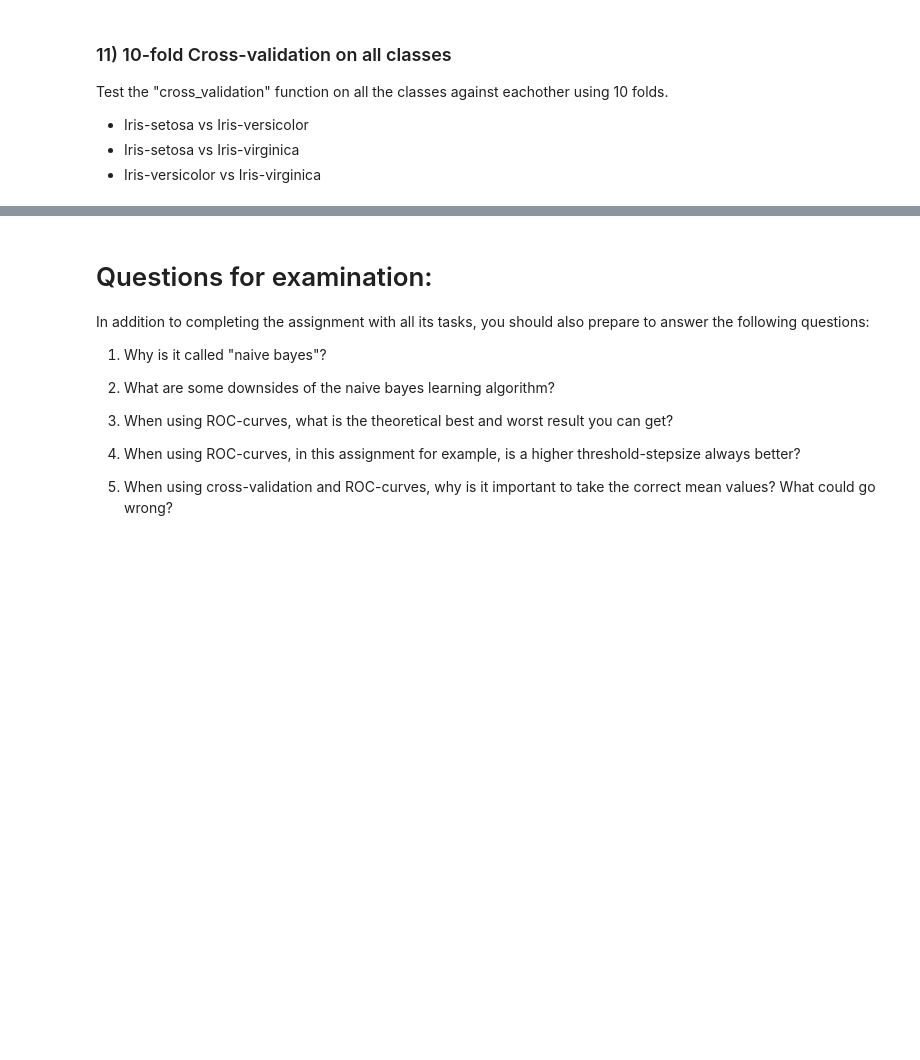
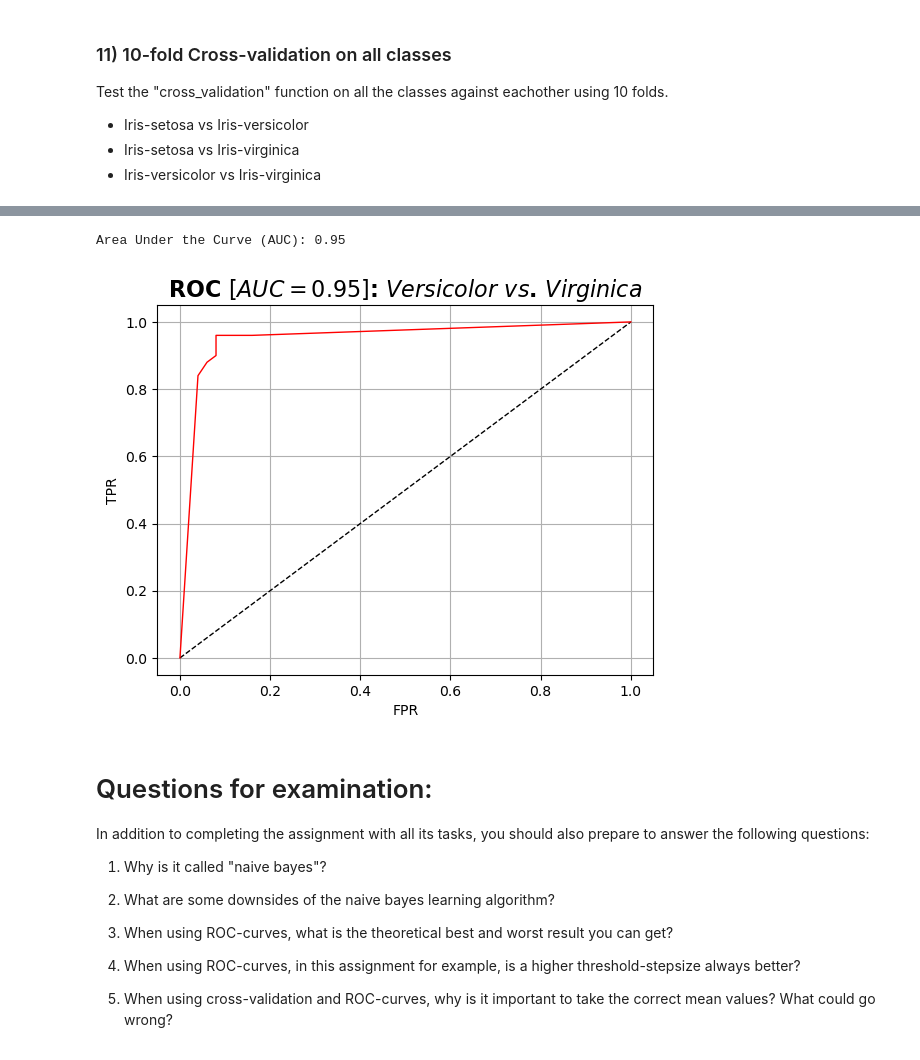
Before and after one commit to mosmar99/Naive-Bayes, a Jupyter notebook: ML-Assignment 1 - MO.ipynb, the cells around one changed output, grey strips where cells are left out. Cells and saved outputs as stored; diff of their text form; code cells hidden in the pictures; blank space fills up the shorter version.

```diff
--- a/ML-Assignment 1 - MO.ipynb
+++ b/ML-Assignment 1 - MO.ipynb
@@ -465,2 +569,11 @@ Test the "cross_validation" function on all the classes against eachother using
 # %%
 # TODO: Implement and test cross-validation function on all classes.
+classes_to_nr = {
+    'iris_setosa': 0,
+    'iris_versicolor': 1,
+    'iris_virginica': 2
+}
+compute(classes_to_nr['iris_versicolor'], classes_to_nr['iris_virginica'], kfold_data_iciv)
+# %% [output]
+Area Under the Curve (AUC): 0.95
+[figure, added]
```
Also changed, not shown: parts of 10 cells of this notebook.
